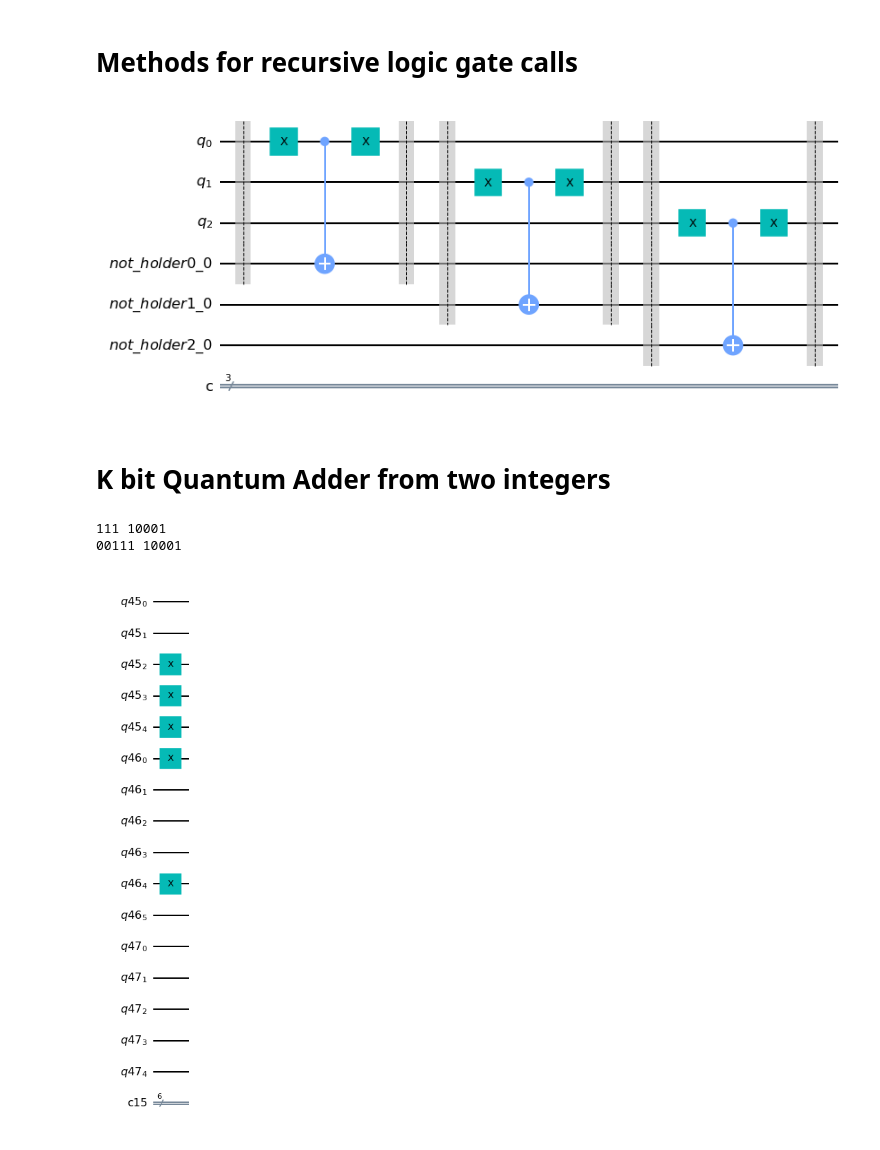
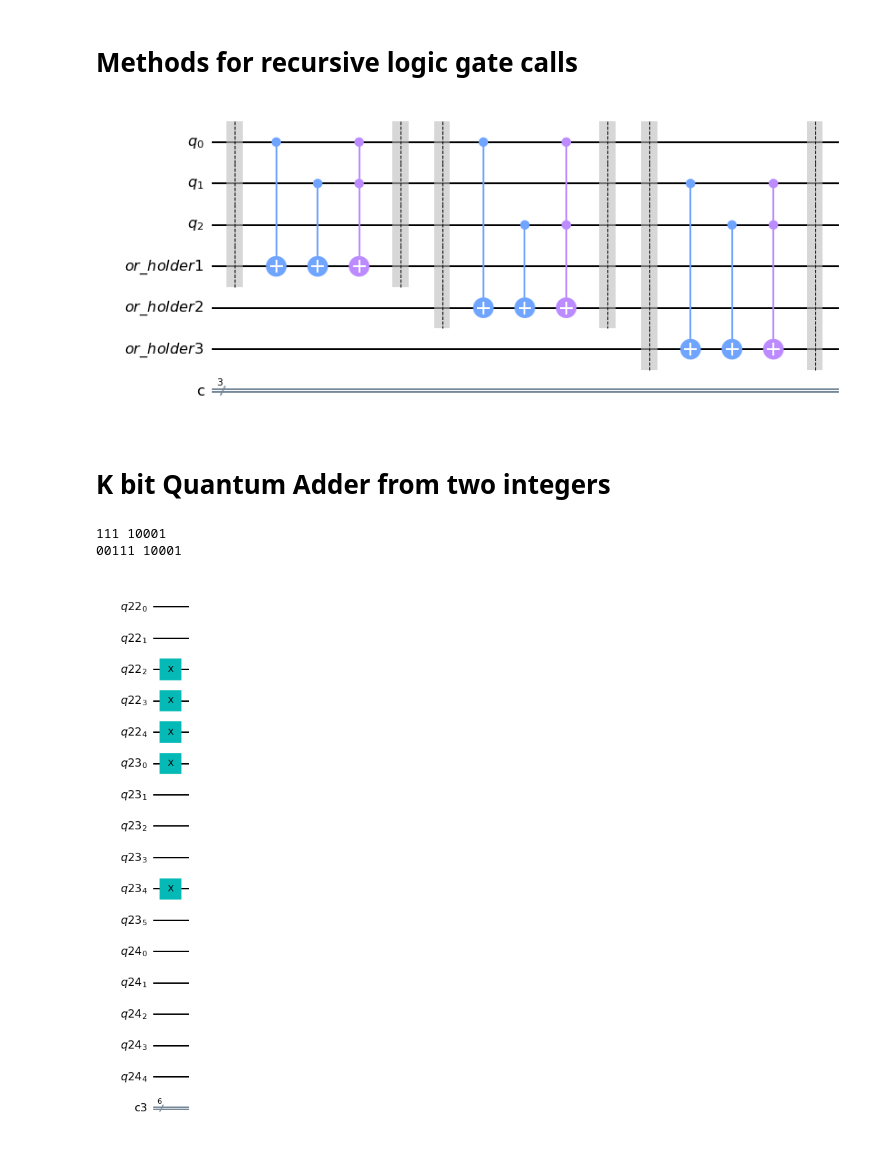
Before and after one commit to ABenoit0226/quantum-place-route, a Jupyter notebook: adder_logic_script.ipynb, the cells around one changed output. Cells and saved outputs as stored; diff of their text form; code cells hidden in the pictures.

Commit message:
adder progress

```diff
--- a/adder_logic_script.ipynb
+++ b/adder_logic_script.ipynb
@@ -17,7 +18,7 @@ qc1 = QuantumCircuit(q,c)
 
 #---------------------------------------------------------
 
-def and_qbit(qc, bit1, bit2, output = QuantumRegister(1, 'and_result')):
+def and_qbit(qc, bit1, bit2, output = QuantumRegister(1)): #create class with new generator for count
     qc.add_register(output)
     qc.barrier()
     qc.ccx(bit1, bit2, output)
@@ -25,7 +26,7 @@ def and_qbit(qc, bit1, bit2, output = QuantumRegister(1, 'and_result')):
     return output
 
 
-def or_qbit(qc, bit1, bit2, output = QuantumRegister(1, 'or_result')):
+def or_qbit(qc, bit1, bit2, output = QuantumRegister(1)):
     qc.add_register(output)
     qc.barrier()
     qc.cx(bit1, output)
@@ -34,7 +35,7 @@ def or_qbit(qc, bit1, bit2, output = QuantumRegister(1, 'or_result')):
     qc.barrier()
     return output
 
-def not_qbit(qc, bit, output = QuantumRegister(1, 'not_result')):
+def not_qbit(qc, bit, output = QuantumRegister(1)):
     qc.add_register(output)
     qc.barrier()
     qc.x(bit)
@@ -43,7 +44,7 @@ def not_qbit(qc, bit, output = QuantumRegister(1, 'not_result')):
     qc.barrier()
     return output
 
-def nand_qbit(qc, bit1, bit2, output = QuantumRegister(1, 'nand_result')):
+def nand_qbit(qc, bit1, bit2, output = QuantumRegister(1)):
     qc.add_register(output)
     qc.barrier()
     qc.ccx(bit1, bit2, output)
@@ -114,6 +126,20 @@ counts = result.get_counts(qc4)
 print("RESULT: ",counts,"\n")
 # %% [output]
 RESULT:  {'11': 1}
+# %%
+def adder_func(qc, bit0, bit1, cIn = QuantumRegister(1), sum = QuantumRegister(1), cOut = QuantumRegister(1)):
+    qc.add_register(cIn)
+    qc.add_register(sum)
+    qc.add_register(cOut) #do I need to add all these registers or do the logic functions take care of this
+    #create 1 and 0 qubits for QC class to be always used
+    qc.cx(bit0, sum)
+    qc.cx(bit1, sum)
+    qc.cx(cIn, sum)
+    # qc.measure(sum) #should I be measuring the sum bit each time? Are we done with it?
+
+    cOut = or_qbit(qc, or_qbit(qc, and_qbit(qc, bit0, bit1), and_qbit(qc, bit1, cIn)), and_qbit(qc, bit0, cIn))
+
+    return sum, cOut
 # %% [markdown]
 # Methods for recursive logic gate calls
 # %%
@@ -158,7 +184,7 @@ def recursive_nand(qc):
 
 
 recursive_or(qc_rec)
-#display(qc_rec.draw('mpl'))
+display(qc_rec.draw('mpl'))
 recursive_and(qc_rec)
 #display(qc_rec.draw('mpl'))
 recursive_nand(qc_rec)
@@ -166,7 +192,7 @@ recursive_nand(qc_rec)
 recursive_not(qc_rec)
 #display(qc_rec.draw('mpl'))
 # %% [output]
-[figure, old version]
+[figure, new version]
 # %% [markdown]
 # K bit Quantum Adder from two integers
 # %%
@@ -184,34 +210,43 @@ def adder(val1, val2):
     carry = QuantumRegister(reg_len) #qubits for carry bits
     class_holder = ClassicalRegister(reg_len + 1) #measurements result in sum
     qc = QuantumCircuit(num_1, num_2, carry, class_holder)
 
     #------------ normalizing binary strings to common length ------------
 
     diff = abs(len(bval) - len(bval2))
     prep = ''
     for i in range(diff):
         prep = prep + '0'
     if(len(bval) < len(bval2)): #normalize binary strings by prepending 0s
         bval = prep + bval
     elif(len(bval2) < len(bval)):
         bval2 = prep + bval2
     print(bval, bval2)
 
 
     #------------ transpose classical numbers to quantum bits ------------
     for j in range(len(bval)):
         if bval[j] == '1':
             qc.x(j)
-    for k in range(len(bval2)):
-        if bval2[k] == '1':
-            qc.x(len(num_1) + k)
+    # for k in range(len(bval2)):
+        if bval2[j] == '1':
+            qc.x(len(num_1) + j)
+
+    #----------- adder function ----------
+    for j in range(len(bval)):
+        if j == 0:
+            sum, cOut = adder_func(qc, bval[j], bval2[j])
+        else:
+            sum, cOut = adder_func(qc, bval[j], bval2[j], cIn=cOut)
+    qc.measure(cOut)
+
     display(qc.draw('mpl'))
 
 
 
 
 adder(7, 17)
 # %% [output]
 111 10001
 00111 10001
-[figure, old version]
+[figure, new version]
```
Also changed, not shown: parts of 3 cells of this notebook.
